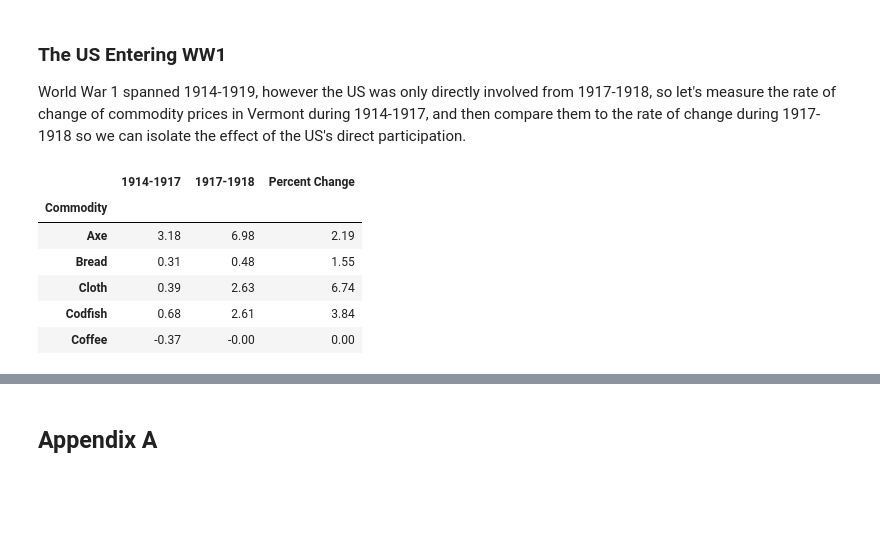
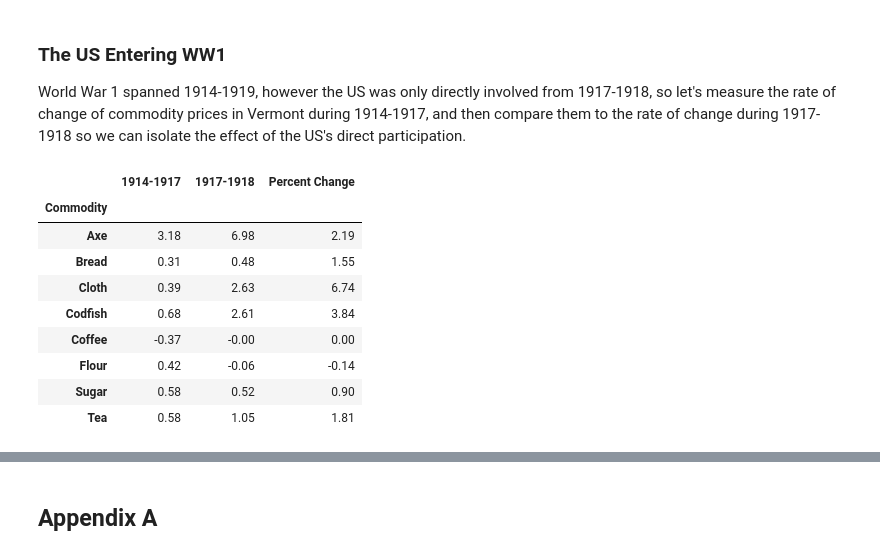
Before and after one commit to Meadosc/commodity_case_study, a Jupyter notebook: main.ipynb, the cells around one changed output, grey strips where cells are left out. Saved outputs shown, nothing was run; the diff lists cells and outputs as text; code cells hidden in the pictures; blank space fills up the shorter version.

```diff
--- a/main.ipynb
+++ b/main.ipynb
@@ -336,18 +336,21 @@ World War 1 spanned 1914-1919, however the US was only directly involved from 19
 # %%
 # Let's calculate the rate of change (slope) of commodities in WW1 before and during US participation, along with the percent increase
 
 df1 = df_v[(df_v['Item Year'] >= 1914) & (df_v['Item Year'] <= 1917)]
 df2 = df_v[(df_v['Item Year'] >= 1917) & (df_v['Item Year'] <= 1918)]
 df1914 = df1.groupby(['Commodity'])['Standard Value'].agg(lambda x: np.polyfit(range(0,4), x, 1)[0]).rename('1914-1917')
 df1917 = df2.groupby(['Commodity'])['Standard Value'].agg(lambda x: np.polyfit(range(0,2), x, 1)[0]).rename('1917-1918')
 df_slope = pd.concat([df1914, df1917], axis=1).round(2)
 df_slope['Percent Change'] = (df_slope['1917-1918'] / df_slope['1914-1917']).round(2)
-df_slope.head()
+df_slope.head(8)
 # %% [output]
 |  | 1914-1917 | 1917-1918 | Percent Change |
 | Commodity |  |  |  |
 | Axe | 3.18 | 6.98 | 2.19 |
 | Bread | 0.31 | 0.48 | 1.55 |
 | Cloth | 0.39 | 2.63 | 6.74 |
 | Codfish | 0.68 | 2.61 | 3.84 |
 | Coffee | -0.37 | -0.00 | 0.00 |
+| Flour | 0.42 | -0.06 | -0.14 |
+| Sugar | 0.58 | 0.52 | 0.90 |
+| Tea | 0.58 | 1.05 | 1.81 |
```
Also changed, not shown: parts of 6 cells of this notebook.
